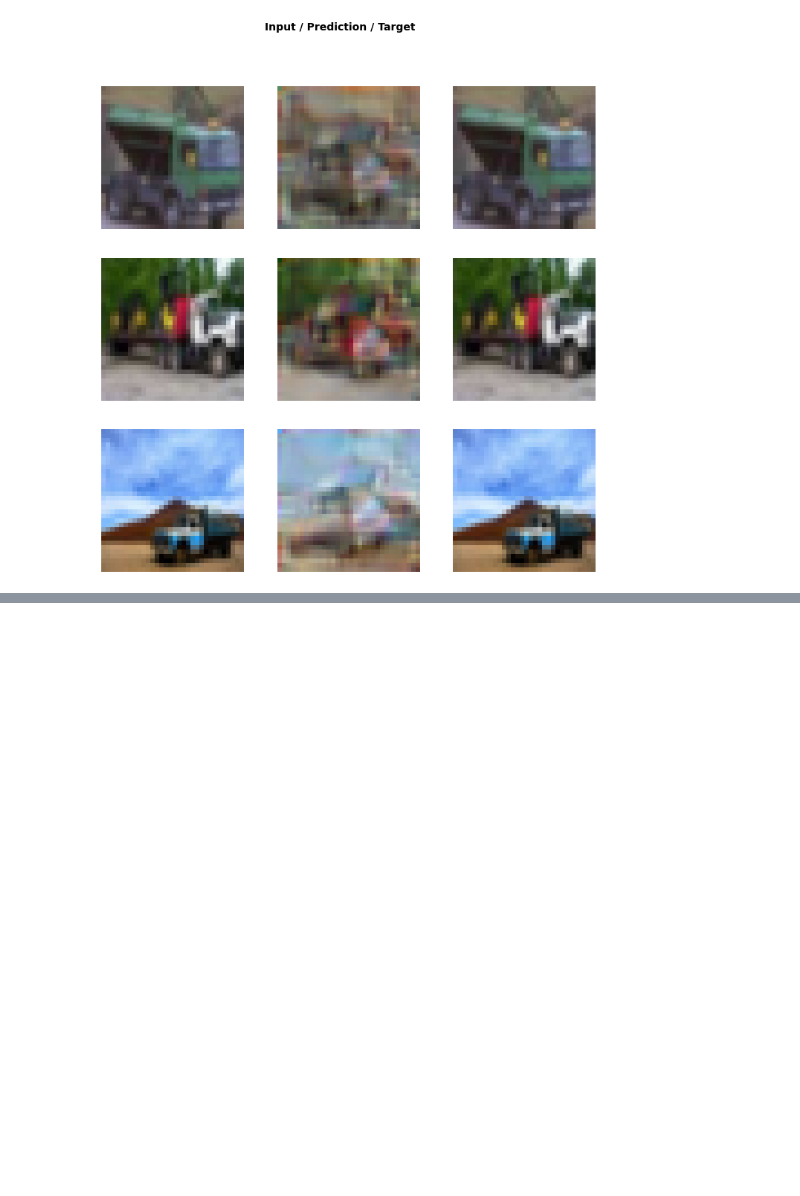
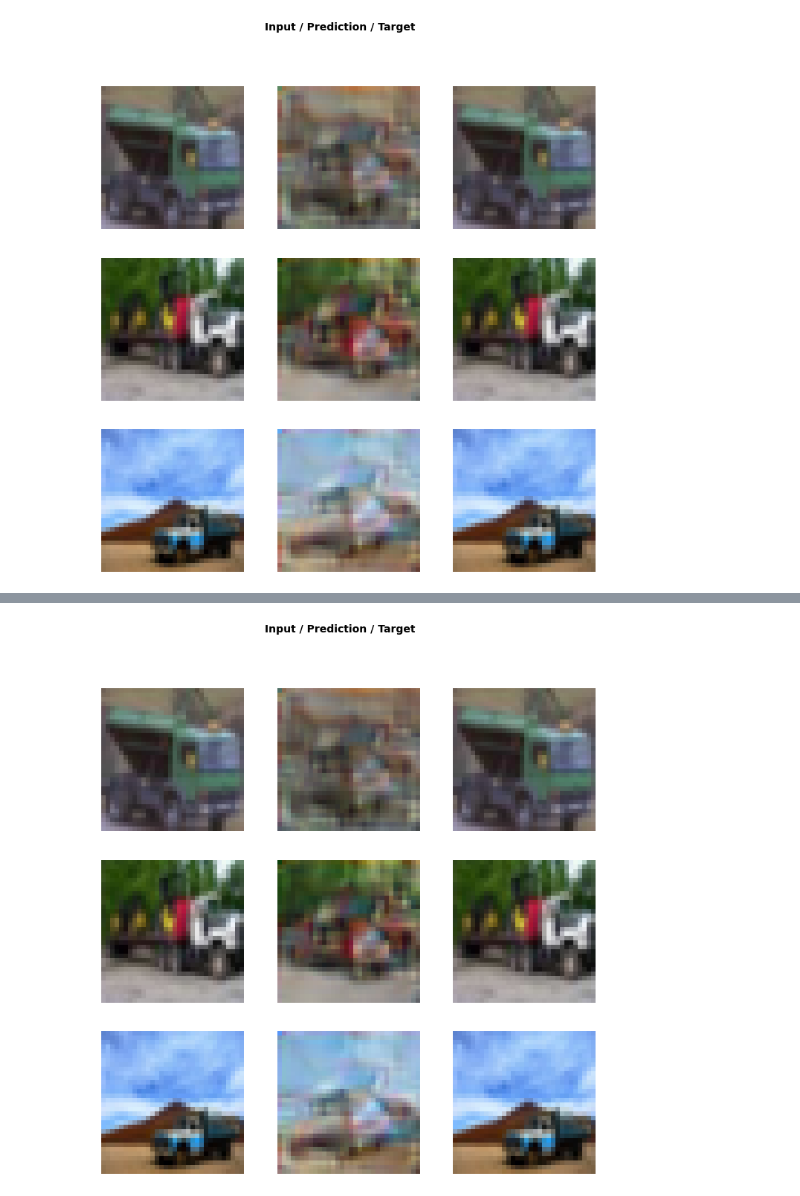
Before and after one commit to henriwoodcock/Applying-Modern-Best-Practices-to-Autoencoders, a Jupyter notebook: notebooks/cifar-10/cifar_autoencoder_joint_training.ipynb, the cells around one changed output, grey strips where cells are left out. Saved outputs shown, nothing was run; the diff lists cells and outputs as text; code cells hidden in the pictures; blank space fills up the shorter version.

```diff
--- a/notebooks/cifar-10/cifar_autoencoder_joint_training.ipynb
+++ b/notebooks/cifar-10/cifar_autoencoder_joint_training.ipynb
@@ -1060,0 +1080,4 @@ learn.show_results(ds_type=DatasetType.Valid, rows =3)
+# %%
+learn.show_results(ds_type=DatasetType.Valid, rows =3)
+# %% [output]
+[figure, added]
```
Also changed, not shown: parts of 9 cells of this notebook.
